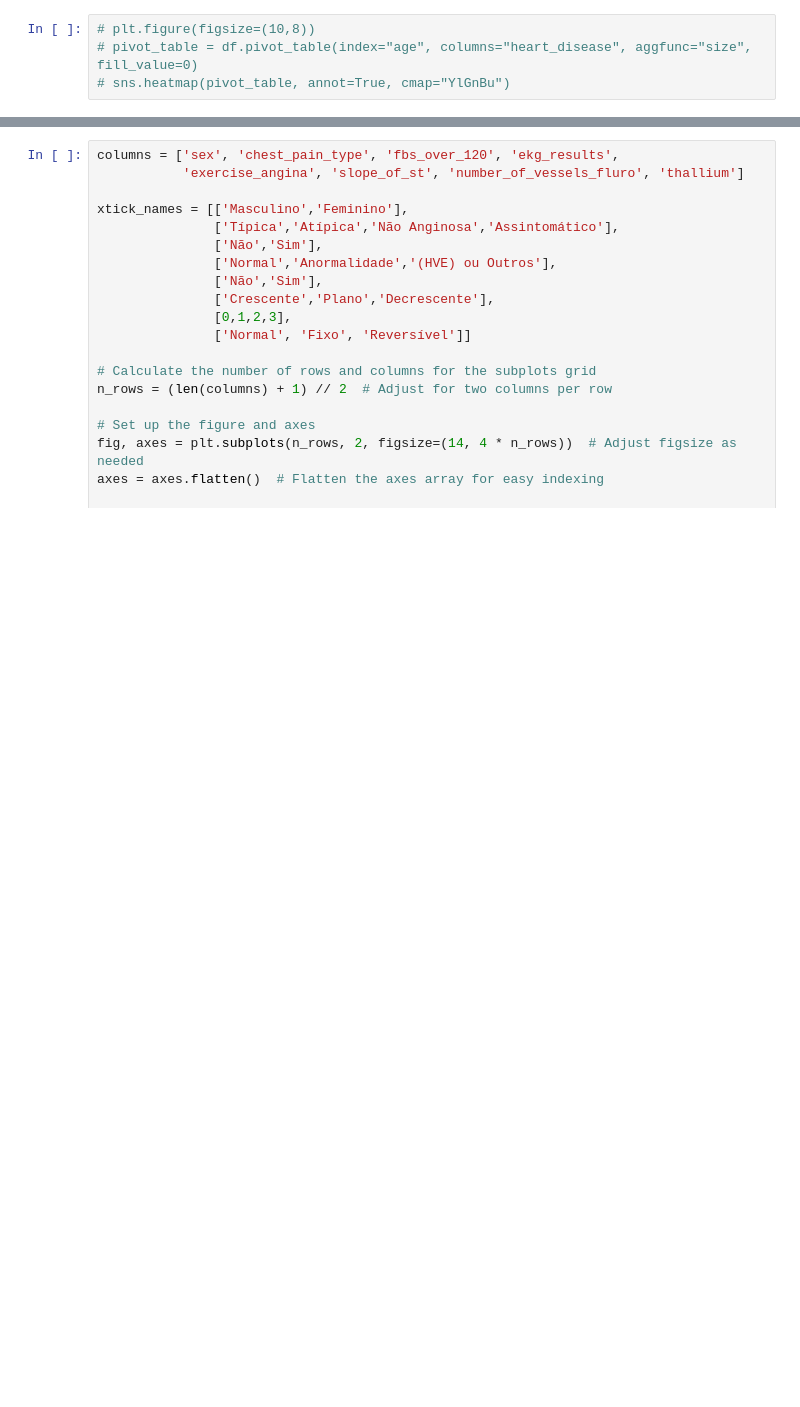
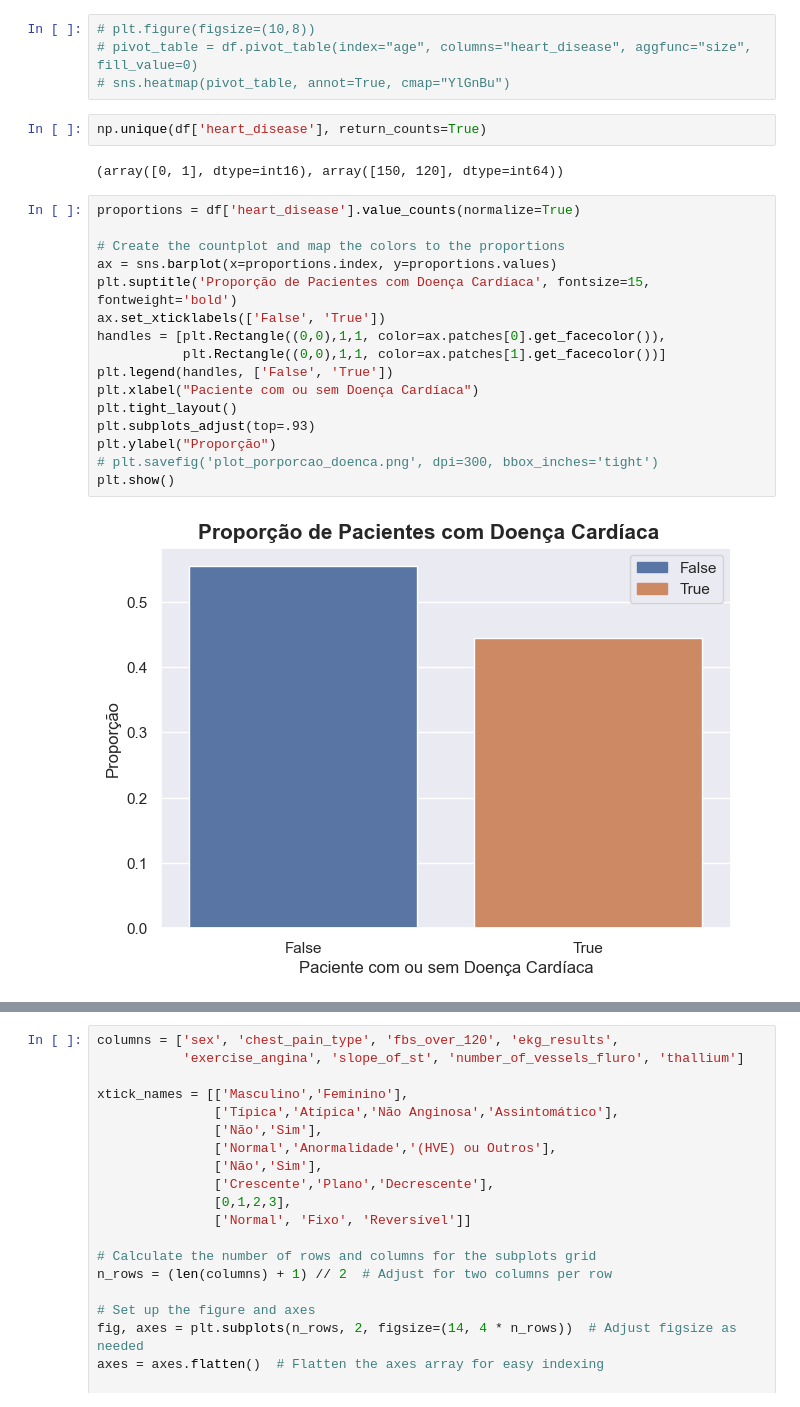
Before and after one commit to LucasMeller13/ml_abp, a Jupyter notebook: tests.ipynb, the cells around one changed output, grey strips where cells are left out. Saved outputs shown, nothing was run; the diff lists cells and outputs as text; blank space fills up the shorter version.

```diff
--- a/tests.ipynb
+++ b/tests.ipynb
@@ -137,6 +172,28 @@ memory usage: 8.0 KB
 # plt.figure(figsize=(10,8))
 # pivot_table = df.pivot_table(index="age", columns="heart_disease", aggfunc="size", fill_value=0)
 # sns.heatmap(pivot_table, annot=True, cmap="YlGnBu")
+# %%
+np.unique(df['heart_disease'], return_counts=True)
+# %% [output]
+(array([0, 1], dtype=int16), array([150, 120], dtype=int64))
+# %%
+proportions = df['heart_disease'].value_counts(normalize=True)
+
+# Create the countplot and map the colors to the proportions
+ax = sns.barplot(x=proportions.index, y=proportions.values)
+plt.suptitle('Proporção de Pacientes com Doença Cardíaca', fontsize=15, fontweight='bold')
+ax.set_xticklabels(['False', 'True'])
+handles = [plt.Rectangle((0,0),1,1, color=ax.patches[0].get_facecolor()),
+           plt.Rectangle((0,0),1,1, color=ax.patches[1].get_facecolor())]
+plt.legend(handles, ['False', 'True'])
+plt.xlabel("Paciente com ou sem Doença Cardíaca")
+plt.tight_layout()
+plt.subplots_adjust(top=.93)
+plt.ylabel("Proporção")
+# plt.savefig('plot_porporcao_doenca.png', dpi=300, bbox_inches='tight')
+plt.show()
+# %% [output]
+[figure, added]
 # %%
 # Define the continuous columns to plot
 columns = ["age", "bp", "cholesterol", "max_hr", "st_depression"]
```
Also changed, not shown: parts of 9 cells of this notebook, 14 other files.
